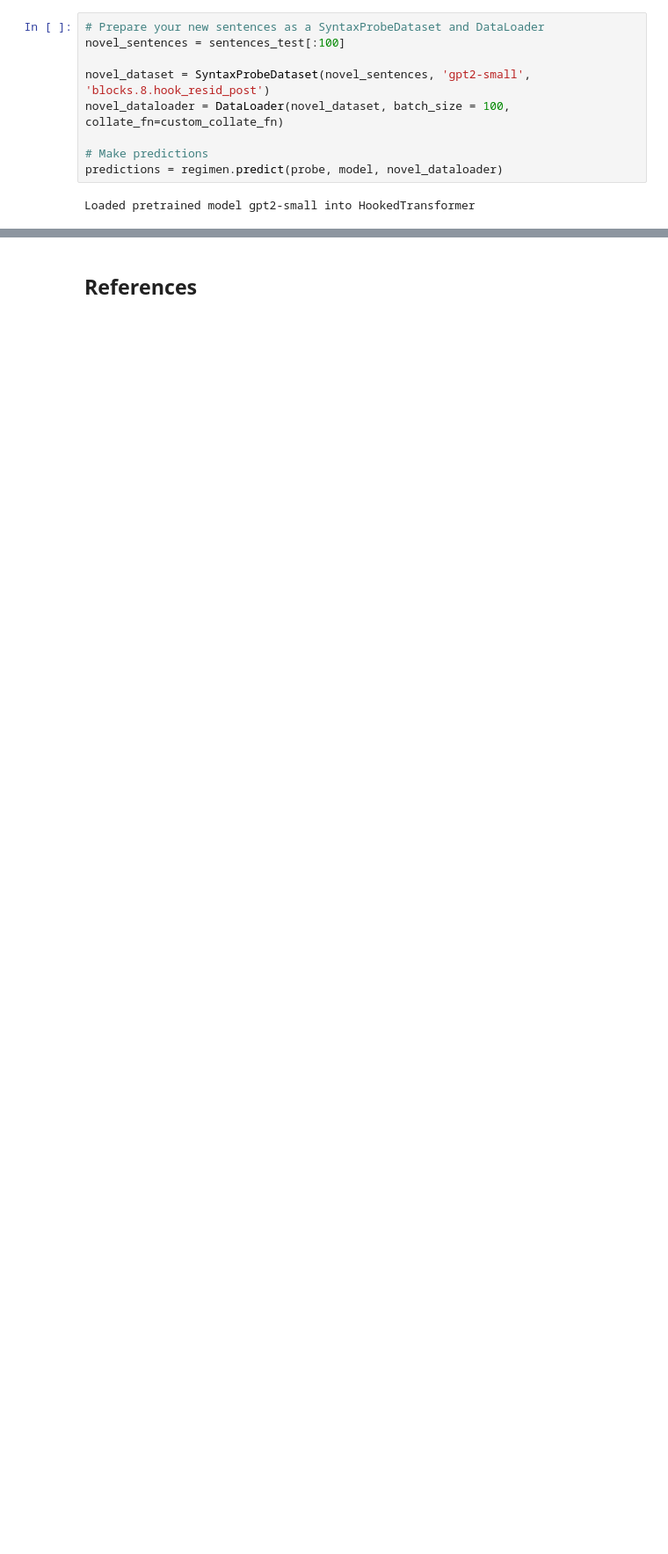
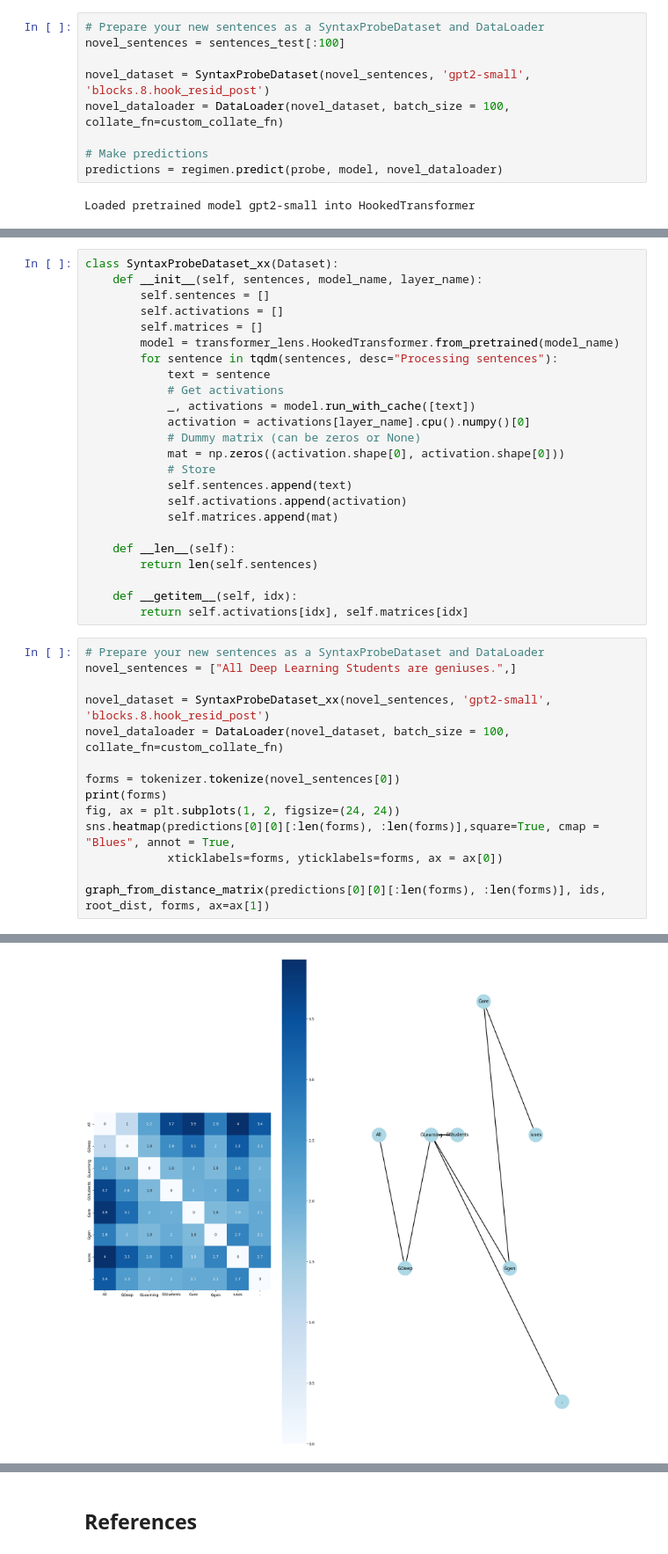
Before and after one commit to onjurgensen/probing_syntax_in_LLMs, a Jupyter notebook: probing_syntax_in_LLMs.ipynb, the cells around one changed output, grey strips where cells are left out. Shown at 88% size. Drawn from its saved outputs; the diff is of its cells as text; blank space fills up the shorter version.

```diff
--- a/probing_syntax_in_LLMs.ipynb
+++ b/probing_syntax_in_LLMs.ipynb
@@ -671,3 +678,42 @@ plt.show()
 # %% [output]
 And international donors have given only half of the relief aid that Darfur needs, according to the local UN officials.
 [figure]
+# %%
+class SyntaxProbeDataset_xx(Dataset):
+    def __init__(self, sentences, model_name, layer_name):
+        self.sentences = []
+        self.activations = []
+        self.matrices = []
+        model = transformer_lens.HookedTransformer.from_pretrained(model_name)
+        for sentence in tqdm(sentences, desc="Processing sentences"):
+            text = sentence
+            # Get activations
+            _, activations = model.run_with_cache([text])
+            activation = activations[layer_name].cpu().numpy()[0]
+            # Dummy matrix (can be zeros or None)
+            mat = np.zeros((activation.shape[0], activation.shape[0]))
+            # Store
+            self.sentences.append(text)
+            self.activations.append(activation)
+            self.matrices.append(mat)
+
+    def __len__(self):
+        return len(self.sentences)
+
+    def __getitem__(self, idx):
+        return self.activations[idx], self.matrices[idx]
+# %%
+# Prepare your new sentences as a SyntaxProbeDataset and DataLoader
+novel_sentences = ["All Deep Learning Students are geniuses.",]
+
+novel_dataset = SyntaxProbeDataset_xx(novel_sentences, 'gpt2-small', 'blocks.8.hook_resid_post')
+novel_dataloader = DataLoader(novel_dataset, batch_size = 100, collate_fn=custom_collate_fn)
+
+forms = tokenizer.tokenize(novel_sentences[0])
+print(forms)
+fig, ax = plt.subplots(1, 2, figsize=(24, 24))
+sns.heatmap(predictions[0][0][:len(forms), :len(forms)],square=True, cmap = "Blues", annot = True,
+            xticklabels=forms, yticklabels=forms, ax = ax[0])
+
+graph_from_distance_matrix(predictions[0][0][:len(forms), :len(forms)], ids, root_dist, forms, ax=ax[1])
+# %% [output]
@@ -673,0 +739 @@ And international donors have given only half of the relief aid that Darfur need
+[figure, added]
```
Also changed, not shown: parts of 6 cells of this notebook.
